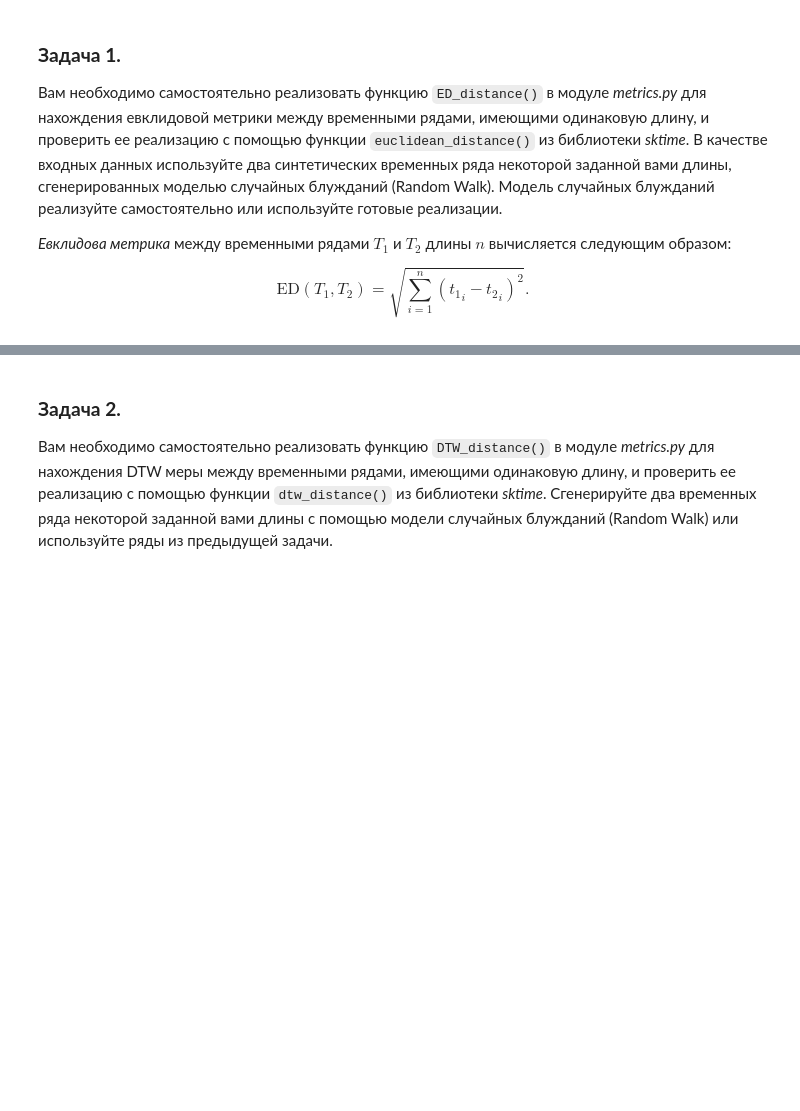
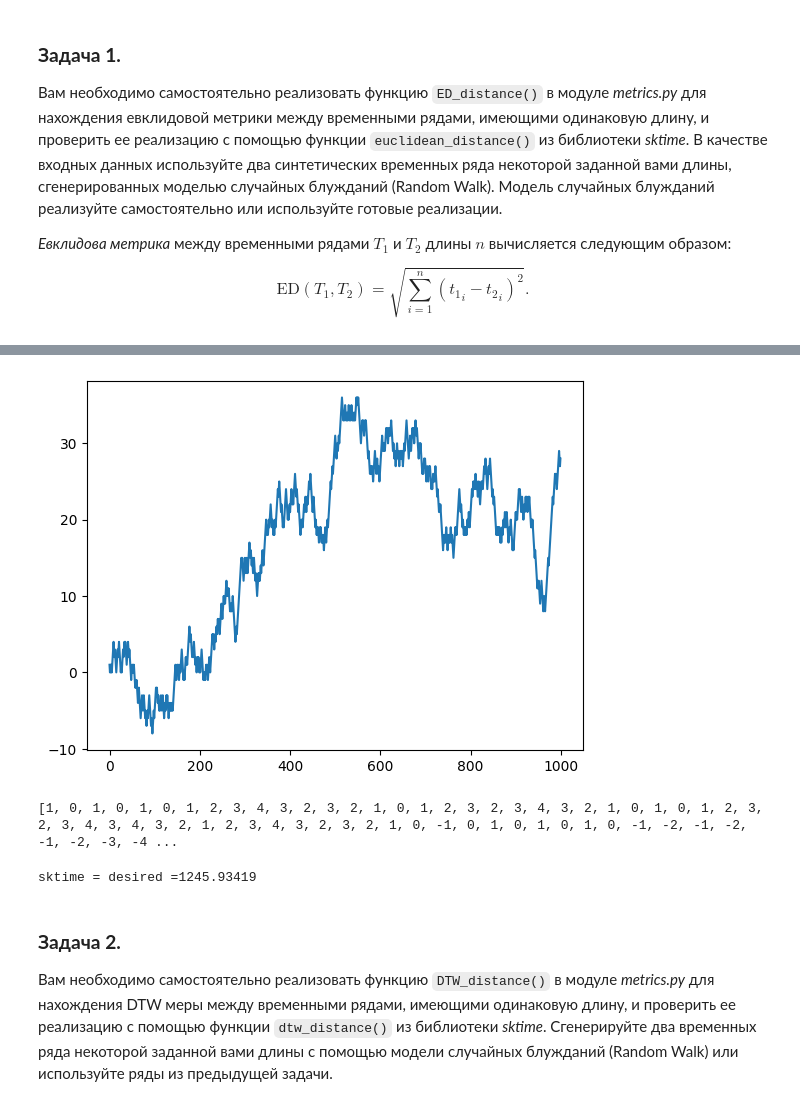
Before and after one commit to studntsusu/2023-Kufarov-TimeSeriesCourse, a Jupyter notebook: practice/01 Basics/01 Basics.ipynb, the cells around one changed output, grey strips where cells are left out. Saved outputs shown, nothing was run; the diff lists cells and outputs as text; code cells hidden in the pictures; blank space fills up the shorter version.

```diff
--- a/practice/01 Basics/01 Basics.ipynb
+++ b/practice/01 Basics/01 Basics.ipynb
@@ -51,3 +76,19 @@ Note: you may need to restart the kernel to use updated packages.
+# %%
+from random import seed
+from random import random
+seed(15)
+ts2 = list()
+ts2.append(-1 if random() < 0.5 else 1)
+for i in range(1, 1000):
+	movement = -1 if random() < 0.5 else 1
+	value = ts2[i-1] + movement
+	ts2.append(value)
+pyplot.plot(ts2)
+pyplot.show()
+print (ts2)
+# %% [output]
+[figure, added]
+[1, 0, 1, 0, 1, 0, 1, 2, 3, 4, 3, 2, 3, 2, 1, 0, 1, 2, 3, 2, 3, 4, 3, 2, 1, 0, 1, 0, 1, 2, 3, 2, 3, 4, 3, 4, 3, 2, 1, 2, 3, 4, 3, 2, 3, 2, 1, 0, -1, 0, 1, 0, 1, 0, 1, 0, -1, -2, -1, -2, -1, -2, -3, -4 ...
 # %%
 from sktime.distances import euclidean_distance
 import random
@@ -64,3 +102,7 @@ test_ed_distance(random_walk(length), random_walk(length))
+# %%
+test_ed_distance(np.array(ts1), np.array(ts2))
+# %% [output]
+sktime = desired =1245.93419
 # %% [markdown]
 ### **Задача 2.**
 
```
Also changed, not shown: parts of 51 cells of this notebook.
